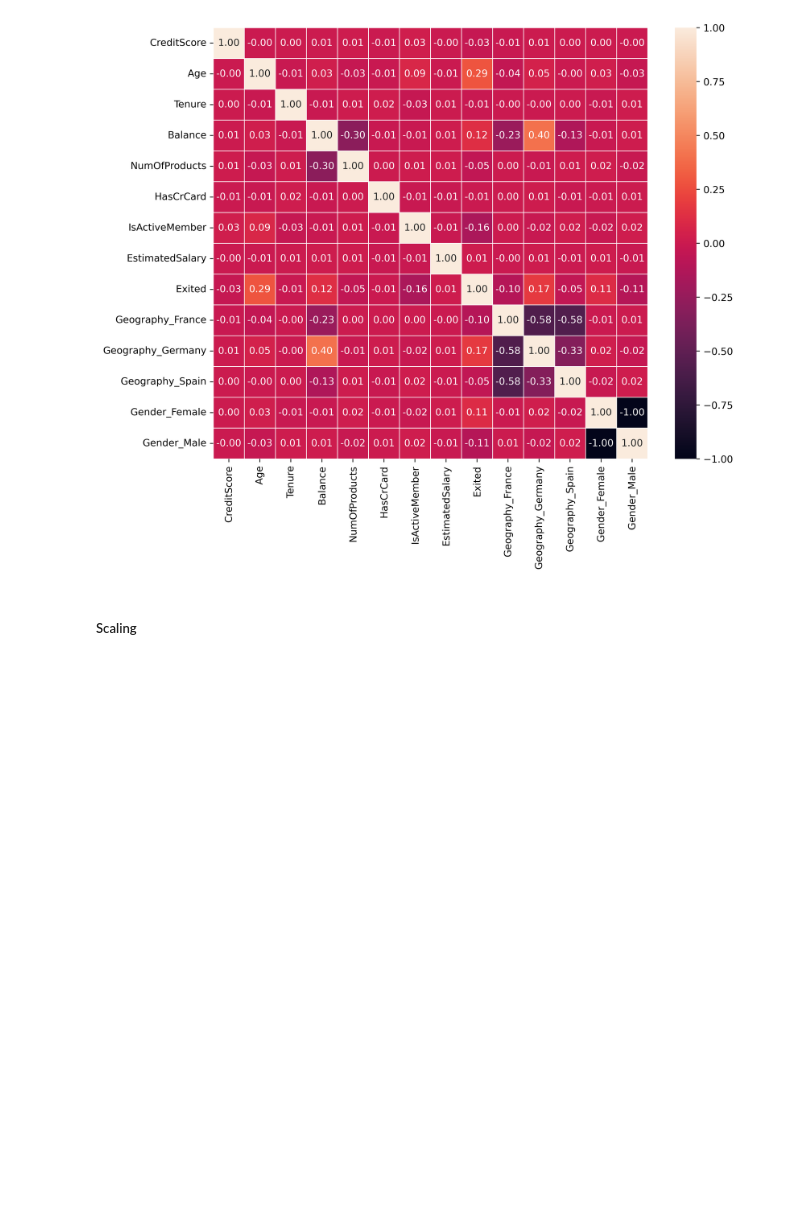
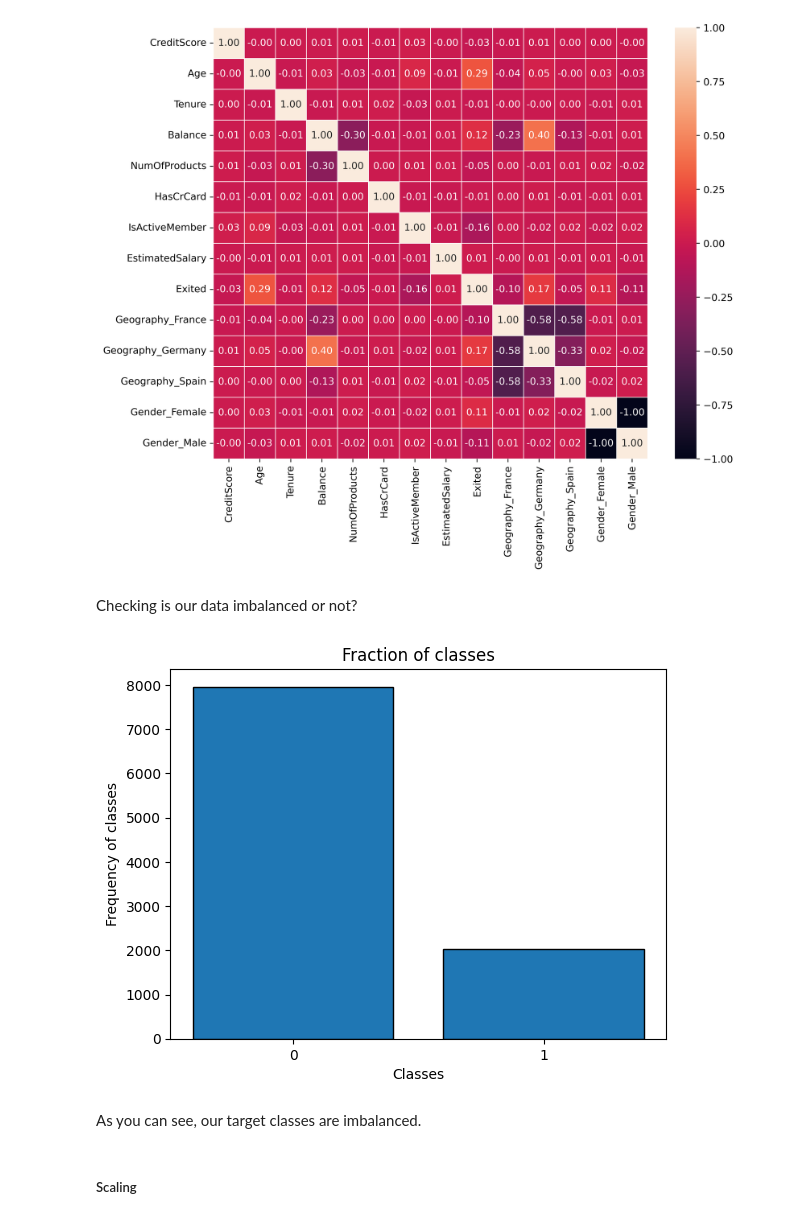
Before and after one commit to AmirrezaMadadi/Customer-Churn-Prediction, a Jupyter notebook: customer_churn_prediction.ipynb, the cells around one changed output. Cells and saved outputs as stored; diff of their text form; code cells hidden in the pictures; blank space fills up the shorter version.

```diff
--- a/customer_churn_prediction.ipynb
+++ b/customer_churn_prediction.ipynb
@@ -148,6 +149,21 @@ sns.heatmap(data.corr(), annot=True, fmt=".2f", linewidth=.5)
 plt.show()
 # %% [output]
 [figure]
+# %%
+data.drop(['Gender_Female'], axis=1, inplace=True)
+# %% [markdown]
+Checking is our data imbalanced or not?
+# %%
+plt.hist(data['Exited'], bins=[-0.5, 0.5, 1.5], edgecolor='black', rwidth=0.8)
+plt.xticks([0,1])
+plt.xlabel('Classes')
+plt.ylabel('Frequency of classes')
+plt.title("Fraction of classes")
+plt.show()
+# %% [output]
+[figure, added]
+# %% [markdown]
+As you can see, our target classes are imbalanced.
 # %% [markdown]
 ##### Scaling
 # %%
```
Also changed, not shown: parts of 12 cells of this notebook.
